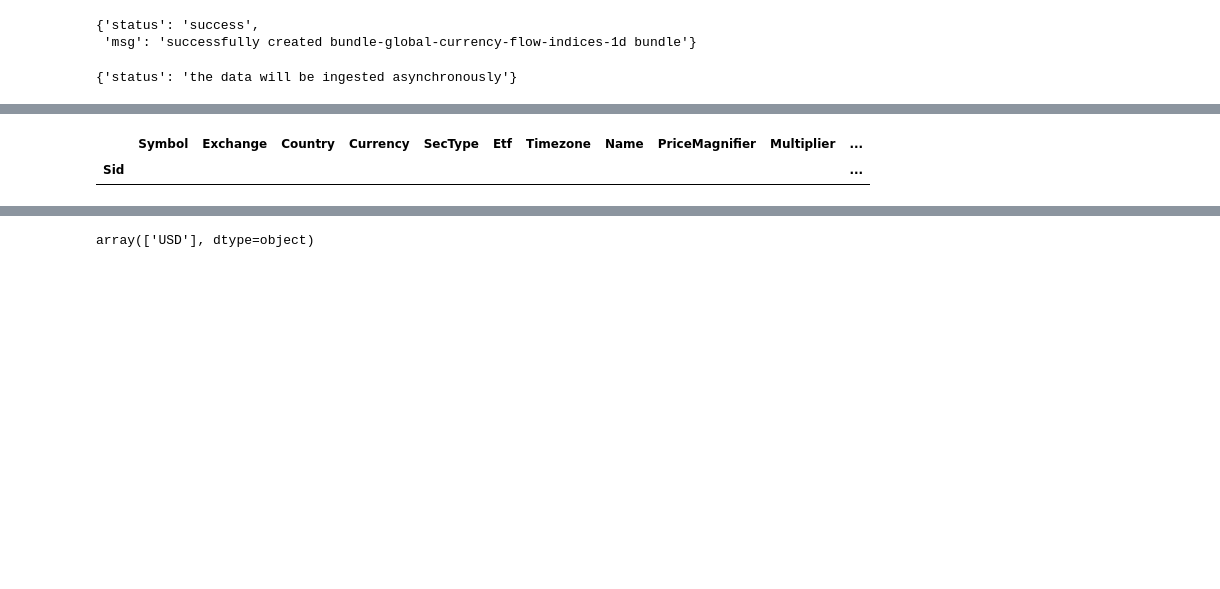
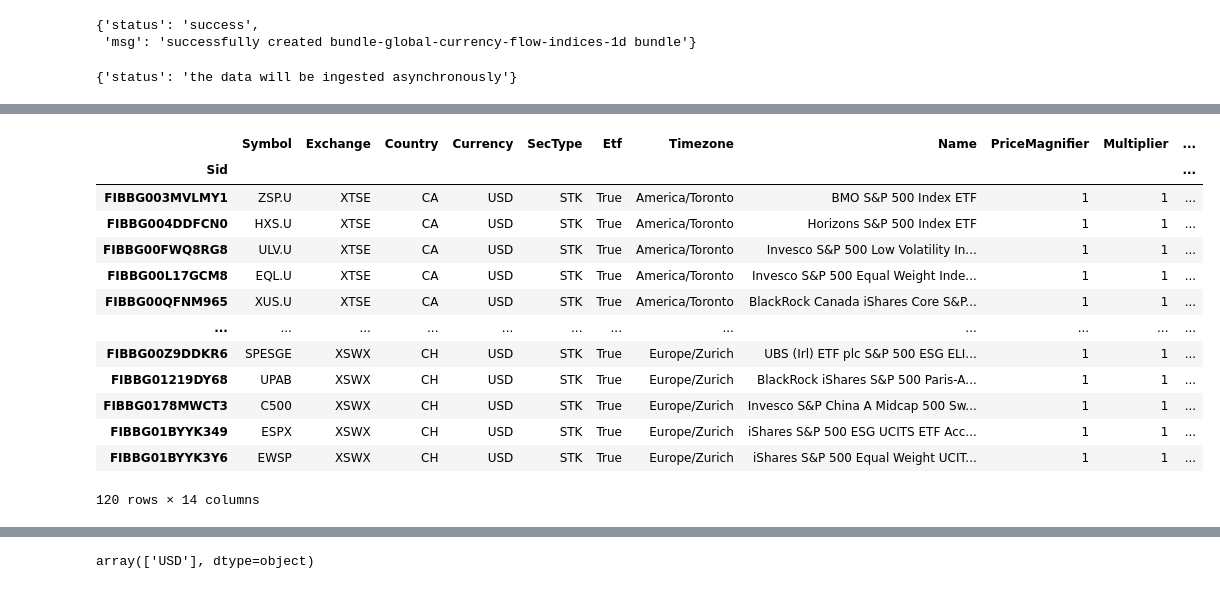
Before and after one commit to sculd/quantrocket_trading_currency_flow, a Jupyter notebook: sid_selection.ipynb, the cells around one changed output, grey strips where cells are left out. Cells and saved outputs as stored; diff of their text form; code cells hidden in the pictures; blank space fills up the shorter version.

```diff
--- a/sid_selection.ipynb
+++ b/sid_selection.ipynb
@@ -325,19 +343,31 @@ array(['Shanghai Lujiazui Finance & Trade Zone Development Co. Ltd.',
 # %%
 df[
     (True)
     & (df.Currency == "USD")
     #& (df.Etf == True)
     #& (df.Etf == False)
     & (df.SecType != 'IND')
     & (df.Delisted == False)
     #& (df['Name'].str.lower().str.contains("fang"))
     #& (df['Name'].str.lower().str.contains("index"))
     #& (df['Name'].str.lower().str.contains("ishare"))
-    & (df['Name'].str.lower().str.contains("sweden"))
+    & (df['Name'].str.lower().str.contains("500"))
 ]
 # %% [output]
 |  | Symbol | Exchange | Country | Currency | SecType | Etf | Timezone | Name | PriceMagnifier | Multiplier | ... |
 | Sid |  |  |  |  |  |  |  |  |  |  | ... |
+| FIBBG003MVLMY1 | ZSP.U | XTSE | CA | USD | STK | True | America/Toronto | BMO S&P 500 Index ETF | 1 | 1 | ... |
+| FIBBG004DDFCN0 | HXS.U | XTSE | CA | USD | STK | True | America/Toronto | Horizons S&P 500 Index ETF | 1 | 1 | ... |
+| FIBBG00FWQ8RG8 | ULV.U | XTSE | CA | USD | STK | True | America/Toronto | Invesco S&P 500 Low Volatility In... | 1 | 1 | ... |
+| FIBBG00L17GCM8 | EQL.U | XTSE | CA | USD | STK | True | America/Toronto | Invesco S&P 500 Equal Weight Inde... | 1 | 1 | ... |
+| FIBBG00QFNM965 | XUS.U | XTSE | CA | USD | STK | True | America/Toronto | BlackRock Canada iShares Core S&P... | 1 | 1 | ... |
+| ... | ... | ... | ... | ... | ... | ... | ... | ... | ... | ... | ... |
+| FIBBG00Z9DDKR6 | SPESGE | XSWX | CH | USD | STK | True | Europe/Zurich | UBS (Irl) ETF plc S&P 500 ESG ELI... | 1 | 1 | ... |
+| FIBBG01219DY68 | UPAB | XSWX | CH | USD | STK | True | Europe/Zurich | BlackRock iShares S&P 500 Paris-A... | 1 | 1 | ... |
+| FIBBG0178MWCT3 | C500 | XSWX | CH | USD | STK | True | Europe/Zurich | Invesco S&P China A Midcap 500 Sw... | 1 | 1 | ... |
+| FIBBG01BYYK349 | ESPX | XSWX | CH | USD | STK | True | Europe/Zurich | iShares S&P 500 ESG UCITS ETF Acc... | 1 | 1 | ... |
+| FIBBG01BYYK3Y6 | EWSP | XSWX | CH | USD | STK | True | Europe/Zurich | iShares S&P 500 Equal Weight UCIT... | 1 | 1 | ... |
+120 rows × 14 columns
 # %%
 df.loc[sids_index].sort_values('Currency')
 # %% [output]
```
Also changed, not shown: parts of 8 cells of this notebook, 2 other files.
